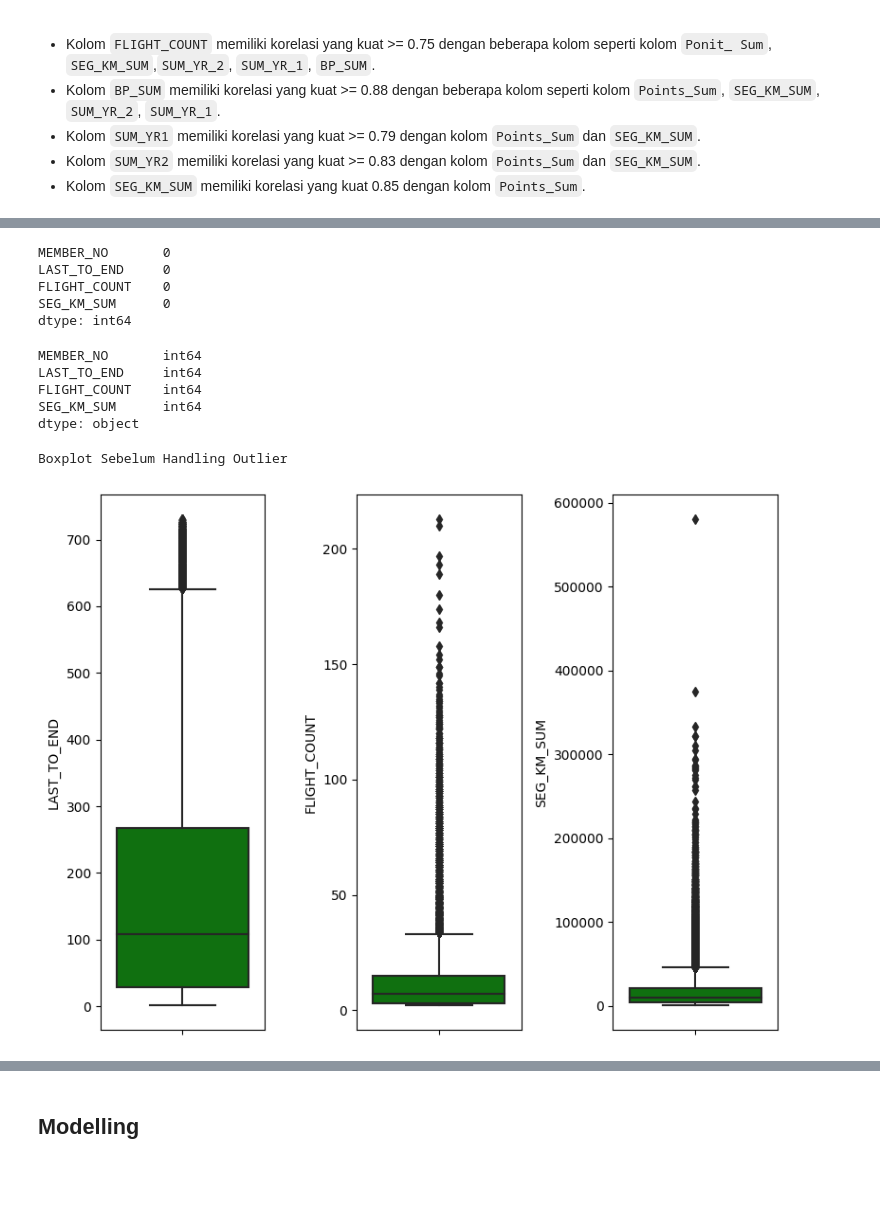
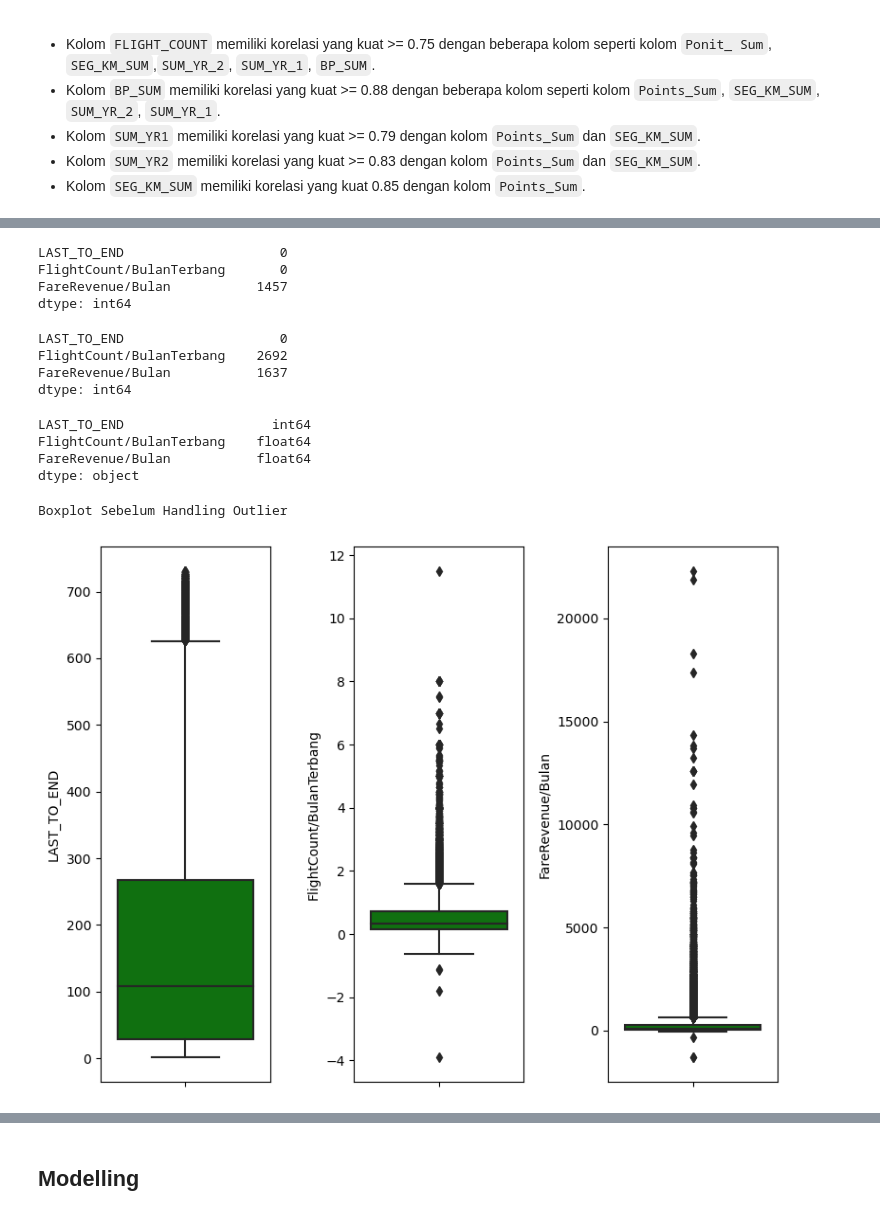
Before and after one commit to TeguhFerdian/DS-Jupyter, a Jupyter notebook: HW_Unsupervised_Learning_Kelompok_Pandas_Lovers.ipynb, the cells around one changed output, grey strips where cells are left out. Saved outputs shown, nothing was run; the diff lists cells and outputs as text; code cells hidden in the pictures; blank space fills up the shorter version.

```diff
--- a/HW_Unsupervised_Learning_Kelompok_Pandas_Lovers.ipynb
+++ b/HW_Unsupervised_Learning_Kelompok_Pandas_Lovers.ipynb
@@ -27,4 +25,4 @@ import seaborn as sns
 - B. Apakah ada kolom yang memiliki nilai kosong? Jika ada, apa saja?
 - C. Apakah ada kolom yang memiliki nilai summary agak aneh? (min/mean/median/max/unique/top/freq)
 # %%
-df = pd.read_csv('/content/flight.csv')
+df = pd.read_csv('flight.csv')
@@ -233,0 +230,10 @@ untuk Fitur yang kami pilih untuk clustering yaitu:
+# %%
+df['FIRST_FLIGHT_DATE'] = pd.to_datetime(df['FIRST_FLIGHT_DATE'])
+# bulan Februari (2), hanya memiliki 28 hari, sehingga harus diubah menjadi tgl 28
+df['LAST_FLIGHT_DATE'] = df['LAST_FLIGHT_DATE'].replace('2014/2/29  0:00:00','2014/2/28  0:00:00')
+df['LAST_FLIGHT_DATE'] = pd.to_datetime(df['LAST_FLIGHT_DATE'])
+
+df['BulanTerbang'] = (df['LAST_FLIGHT_DATE'].dt.year - df['FIRST_FLIGHT_DATE'].dt.year) * 12 + (df['LAST_FLIGHT_DATE'].dt.month - df['FIRST_FLIGHT_DATE'].dt.month)
+df['FlightCount/BulanTerbang'] = df['FLIGHT_COUNT']/df['BulanTerbang']
+
+df['FareRevenue/Bulan'] = df['SUM_YR_1']/df['BulanTerbang']
@@ -234,5 +256,5 @@ untuk Fitur yang kami pilih untuk clustering yaitu:
 # %%
-features = ['LAST_TO_END', 'FLIGHT_COUNT']
-dt = df[['MEMBER_NO', 'LAST_TO_END', 'FLIGHT_COUNT', 'SEG_KM_SUM']]
+features = ['LAST_TO_END', 'FlightCount/BulanTerbang','FareRevenue/Bulan']
+dt = df[features]
 dt
 # %% [output]
@@ -252,31 +274,36 @@ dt
 # %%
 dt.isna().sum()
 # %% [output]
-MEMBER_NO       0
-LAST_TO_END     0
-FLIGHT_COUNT    0
-SEG_KM_SUM      0
+LAST_TO_END                    0
+FlightCount/BulanTerbang       0
+FareRevenue/Bulan           1457
 dtype: int64
+# %%
+np.isinf(dt).sum()
+# %% [output]
+LAST_TO_END                    0
+FlightCount/BulanTerbang    2692
+FareRevenue/Bulan           1637
+dtype: int64
 # %%
 dt.dtypes
 # %% [output]
-MEMBER_NO       int64
-LAST_TO_END     int64
-FLIGHT_COUNT    int64
-SEG_KM_SUM      int64
+LAST_TO_END                   int64
+FlightCount/BulanTerbang    float64
+FareRevenue/Bulan           float64
 dtype: object
 # %%
 # Boxplot sebelum handling outlier
-features2 = ['LAST_TO_END','FLIGHT_COUNT','SEG_KM_SUM']
+features2 = ['LAST_TO_END', 'FlightCount/BulanTerbang','FareRevenue/Bulan']
 
 cols = features2
 
 print('Boxplot Sebelum Handling Outlier')
 plt.figure(figsize=(8,6))
 for i in range(0, len(cols)):
     plt.subplot(1,len(cols), i+1)
     sns.boxplot(y=dt[cols[i]],color='green', orient='V')
     plt.tight_layout()
 # %% [output]
 Boxplot Sebelum Handling Outlier
-[figure, old version]
+[figure, new version]
```
Also changed, not shown: parts of 32 cells of this notebook.
